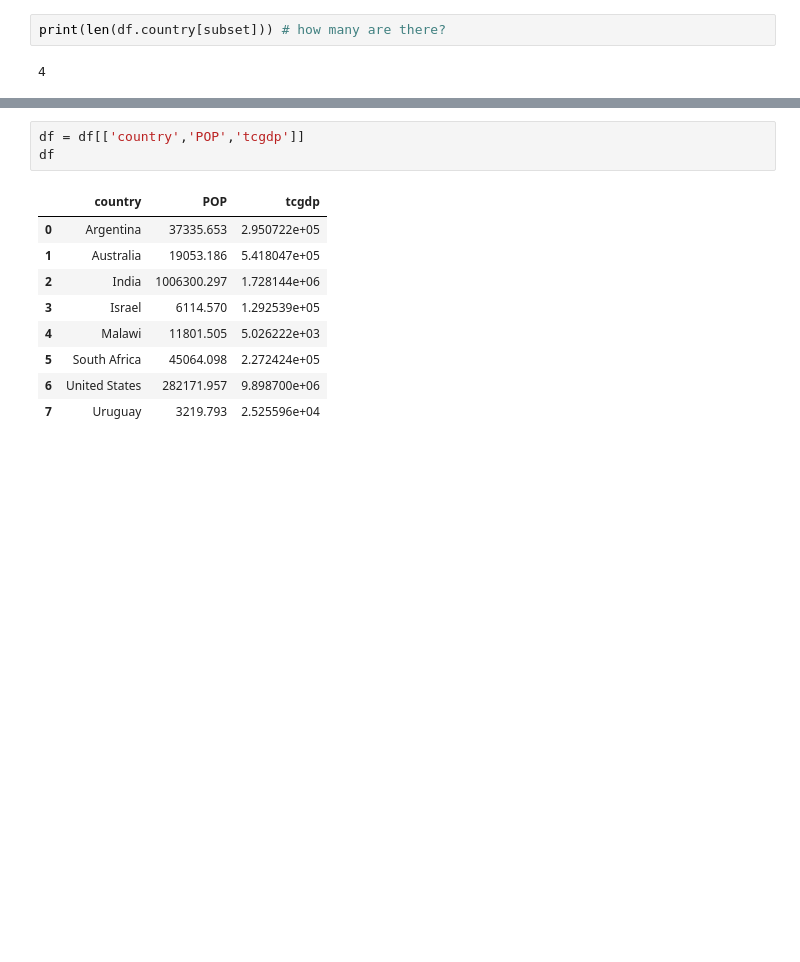
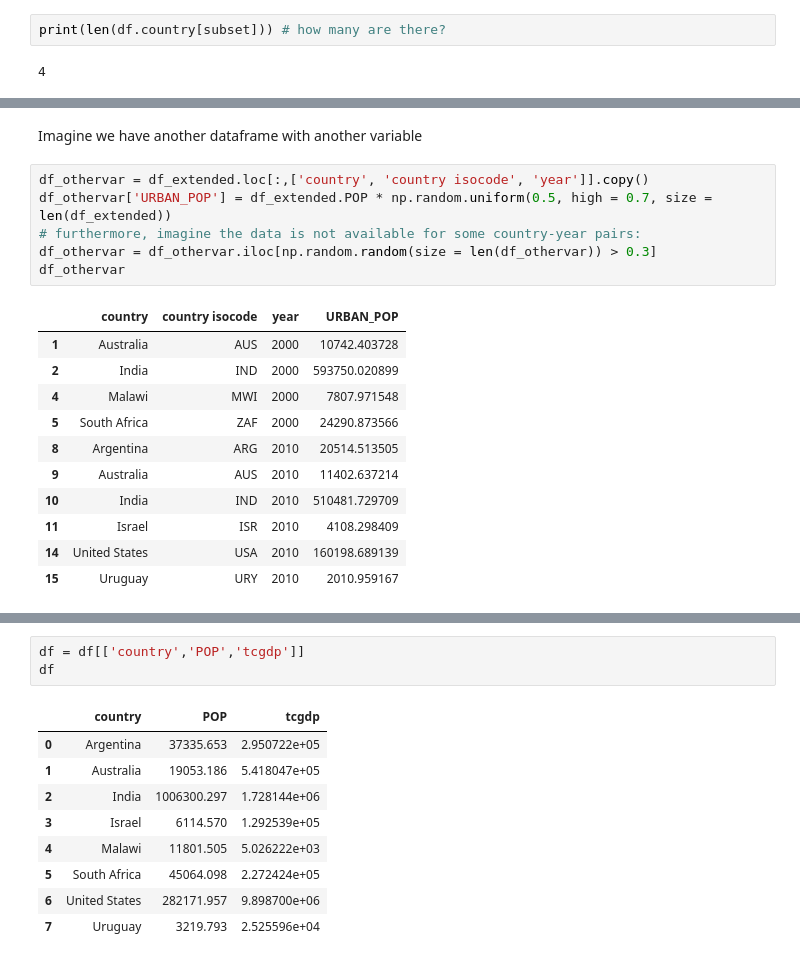
Before and after one commit to TheLeache/gds4ae_practice_23, a Jupyter notebook: session2.ipynb, the cells around one changed output, grey strips where cells are left out. Cells and saved outputs as stored; diff of their text form; blank space fills up the shorter version.

```diff
--- a/session2.ipynb
+++ b/session2.ipynb
@@ -450,0 +628,20 @@ print(len(df.country[subset])) # how many are there?
+# %% [markdown]
+Imagine we have another dataframe with another variable
+# %%
+df_othervar = df_extended.loc[:,['country', 'country isocode', 'year']].copy()
+df_othervar['URBAN_POP'] = df_extended.POP * np.random.uniform(0.5, high = 0.7, size = len(df_extended))
+# furthermore, imagine the data is not available for some country-year pairs:
+df_othervar = df_othervar.iloc[np.random.random(size = len(df_othervar)) > 0.3]
+df_othervar
+# %% [output]
+|  | country | country isocode | year | URBAN_POP |
+| 1 | Australia | AUS | 2000 | 10742.403728 |
+| 2 | India | IND | 2000 | 593750.020899 |
+| 4 | Malawi | MWI | 2000 | 7807.971548 |
+| 5 | South Africa | ZAF | 2000 | 24290.873566 |
+| 8 | Argentina | ARG | 2010 | 20514.513505 |
+| 9 | Australia | AUS | 2010 | 11402.637214 |
+| 10 | India | IND | 2010 | 510481.729709 |
+| 11 | Israel | ISR | 2010 | 4108.298409 |
+| 14 | United States | USA | 2010 | 160198.689139 |
+| 15 | Uruguay | URY | 2010 | 2010.959167 |
```
Also changed, not shown: parts of 84 cells of this notebook, 4 other files.
